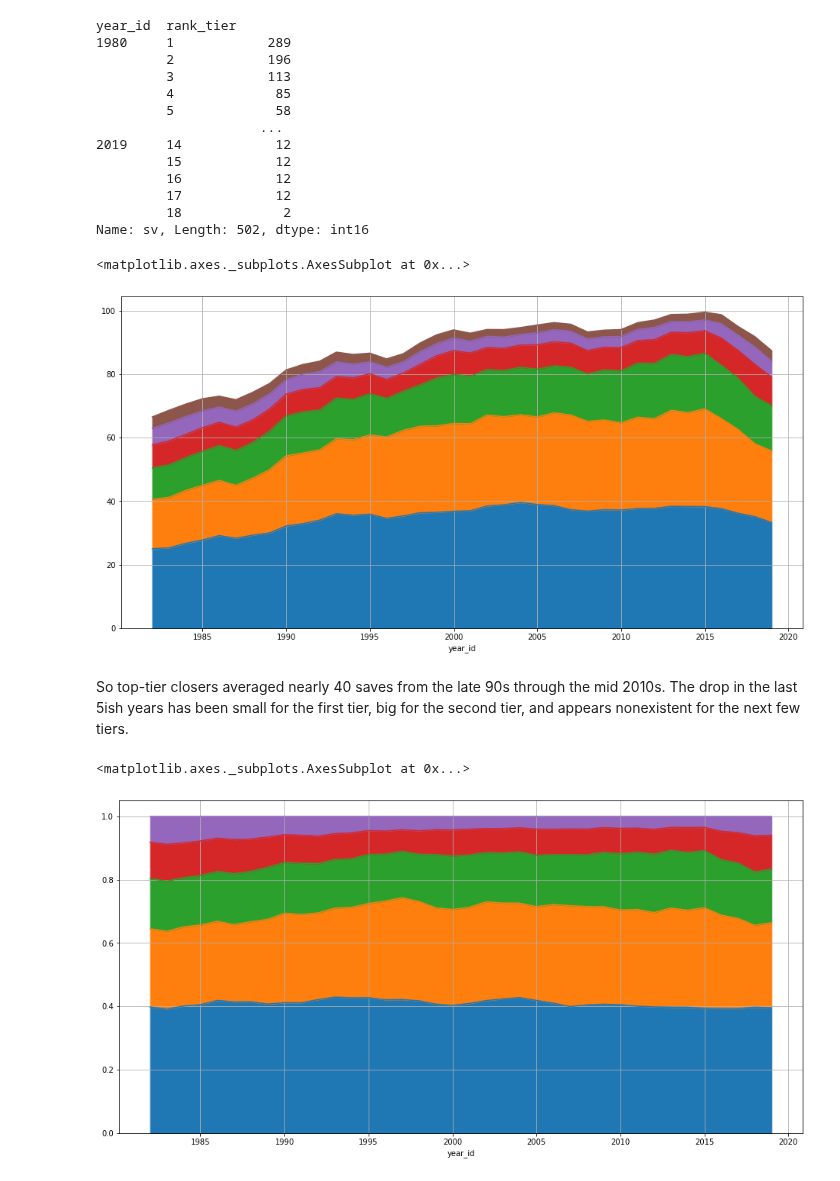
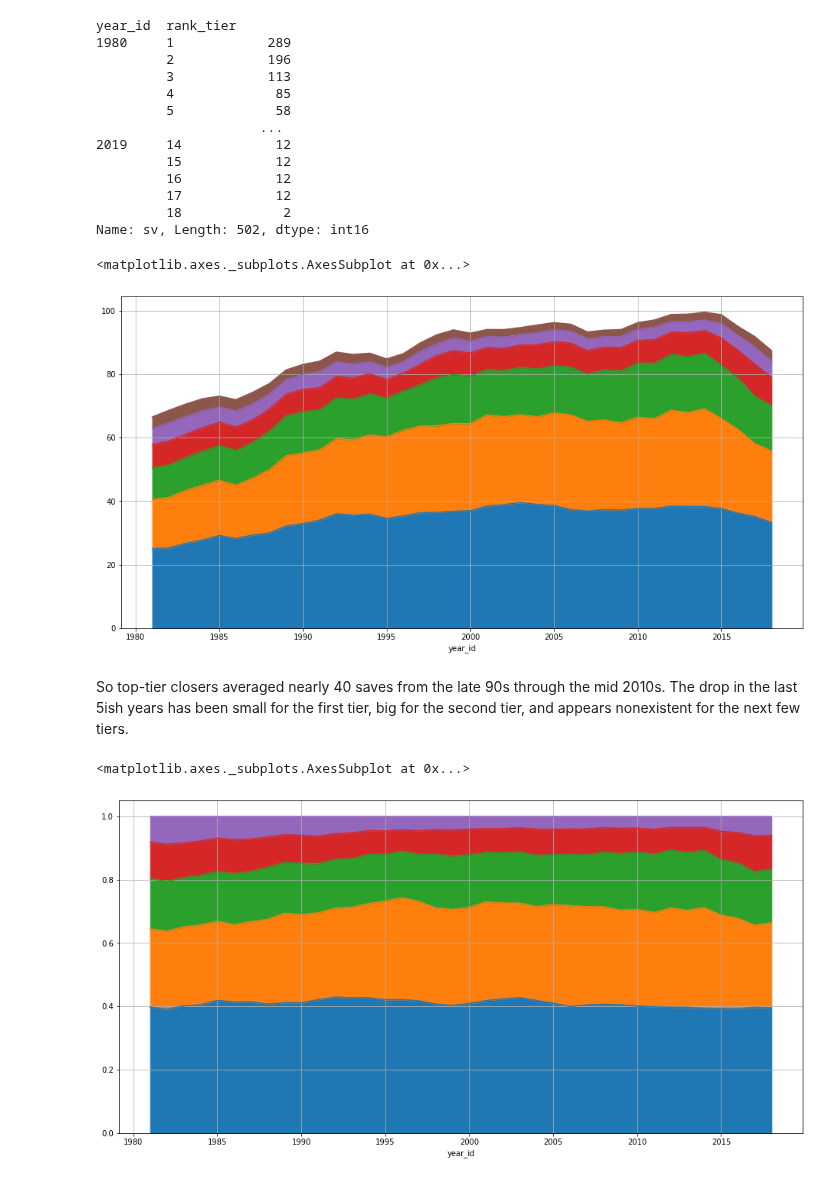
Before and after one commit to sdvinay/baseball_sql, a Jupyter notebook: pandas/distribution_of_saves.ipynb, the cells around one changed output. Drawn from its saved outputs; the diff is of its cells as text; code cells hidden in the pictures.

```diff
--- a/pandas/distribution_of_saves.ipynb
+++ b/pandas/distribution_of_saves.ipynb
@@ -8,4 +8,8 @@ Teams don't all have a designated save-getter the way they used to.  When did th
 import pandas as pd
 import numpy as np
 import matplotlib.pyplot as plt
+# %%
+# Constants
+FIGSIZE = (16, 8)
+TIER_SIZE = 12
 # %%
@@ -107,19 +110,19 @@ Name: sv, Length: 502, dtype: int16
 svs_by_tier_adjusted = svs_by_tier/TIER_SIZE * (162/avg_games_played_per_team)
 
 # Look at the first six tiers
-svs_by_tier_adjusted.unstack()[range(1,7)].rolling(3).mean().dropna().plot.area(legend=False, grid=True, figsize=(16,8))
+svs_by_tier_adjusted.unstack()[range(1,7)].rolling(3, center=True).mean().dropna().plot.area(legend=False, grid=True, figsize=FIGSIZE)
 # %% [output]
 <matplotlib.axes._subplots.AxesSubplot at 0x...>
-[figure, old version]
+[figure, new version]
 # %% [markdown]
 So top-tier closers averaged nearly 40 saves from the late 90s through the mid 2010s.  The drop in the last 5ish years has been small for the first tier, big for the second tier, and appears nonexistent for the next few tiers.
 # %%
 # OK, let's assume that only the top 5 tiers are consumed by fantasy teams, so let's discard the rest of the saves
 # and see the share of each tier to that total
 
 svs_top_tiers = svs_by_tier.unstack()[range(1,6)].apply(sum, axis=1)
 pct_by_tier_scaled = svs_by_tier.unstack()[range(1,6)].apply(lambda svs_this_tier: svs_this_tier/svs_top_tiers)
-pct_by_tier_scaled.rolling(3).mean().dropna().plot.area(legend=False, grid=True, figsize=(16,8))
+pct_by_tier_scaled.rolling(3, center=True).mean().dropna().plot.area(legend=False, grid=True, figsize=FIGSIZE)
 # %% [output]
 <matplotlib.axes._subplots.AxesSubplot at 0x...>
-[figure, old version]
+[figure, new version]
```
Also changed, not shown: parts of 8 cells of this notebook.
